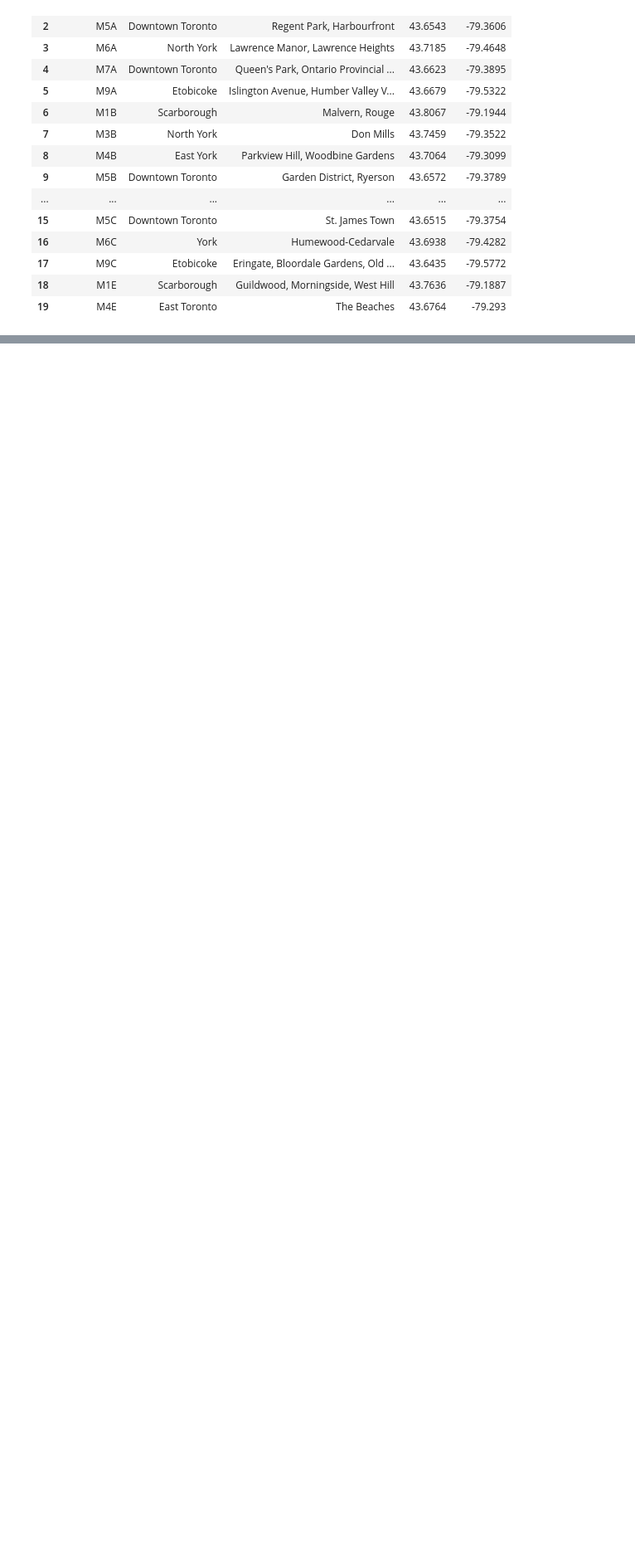
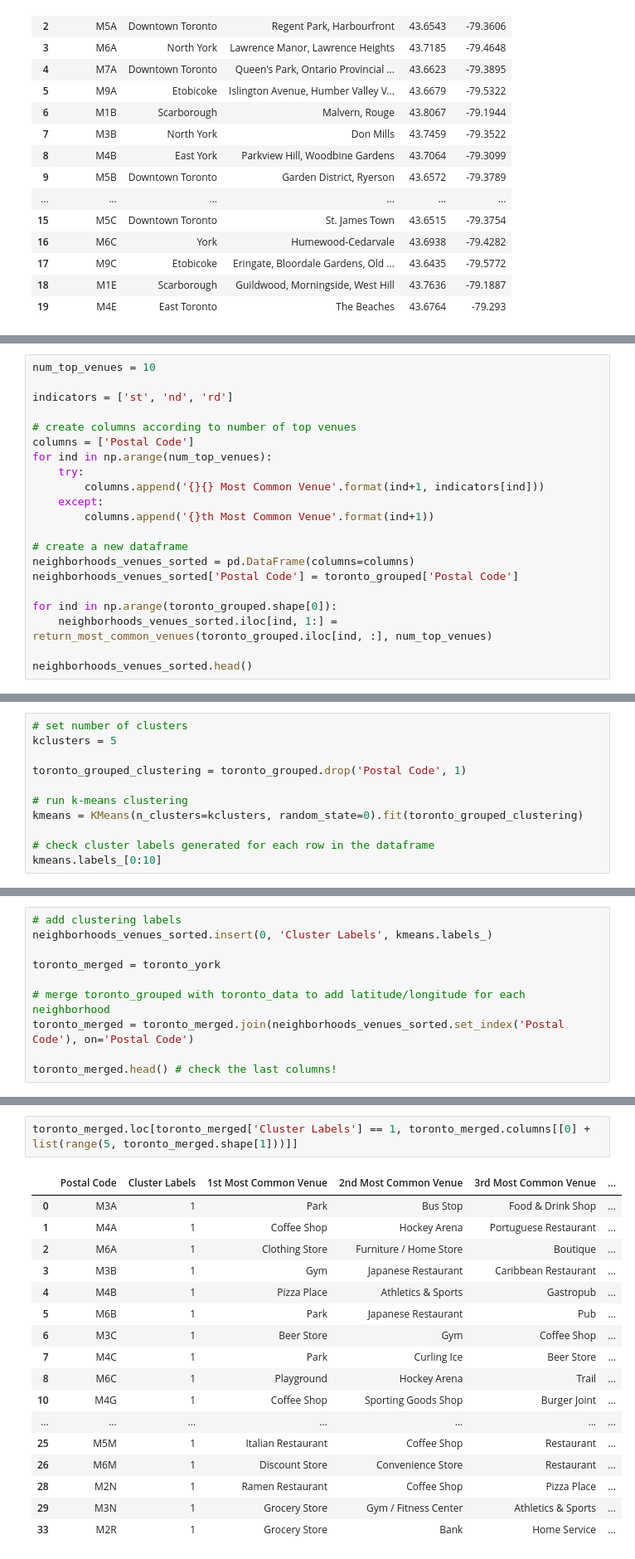
Before and after one commit to Tibetta/Coursera_Capstone, a Jupyter notebook: Toronto_postalCodes.ipynb, the cells around one changed output, grey strips where cells are left out. Shown: that part at 83% size. Cells and saved outputs as stored; diff of their text form; blank space fills up the shorter version.

```diff
--- a/Toronto_postalCodes.ipynb
+++ b/Toronto_postalCodes.ipynb
@@ -194,0 +533,21 @@ df_set.head(20)
+# %%
+num_top_venues = 10
+
+indicators = ['st', 'nd', 'rd']
+
+# create columns according to number of top venues
+columns = ['Postal Code']
+for ind in np.arange(num_top_venues):
+    try:
+        columns.append('{}{} Most Common Venue'.format(ind+1, indicators[ind]))
+    except:
+        columns.append('{}th Most Common Venue'.format(ind+1))
+
+# create a new dataframe
+neighborhoods_venues_sorted = pd.DataFrame(columns=columns)
+neighborhoods_venues_sorted['Postal Code'] = toronto_grouped['Postal Code']
+
+for ind in np.arange(toronto_grouped.shape[0]):
+    neighborhoods_venues_sorted.iloc[ind, 1:] = return_most_common_venues(toronto_grouped.iloc[ind, :], num_top_venues)
+
+neighborhoods_venues_sorted.head()
@@ -194,0 +563,11 @@ df_set.head(20)
+# %%
+# set number of clusters
+kclusters = 5
+
+toronto_grouped_clustering = toronto_grouped.drop('Postal Code', 1)
+
+# run k-means clustering
+kmeans = KMeans(n_clusters=kclusters, random_state=0).fit(toronto_grouped_clustering)
+
+# check cluster labels generated for each row in the dataframe
+kmeans.labels_[0:10]
@@ -194,0 +576,10 @@ df_set.head(20)
+# %%
+# add clustering labels
+neighborhoods_venues_sorted.insert(0, 'Cluster Labels', kmeans.labels_)
+
+toronto_merged = toronto_york
+
+# merge toronto_grouped with toronto_data to add latitude/longitude for each neighborhood
+toronto_merged = toronto_merged.join(neighborhoods_venues_sorted.set_index('Postal Code'), on='Postal Code')
+
+toronto_merged.head() # check the last columns!
@@ -194,0 +670,20 @@ df_set.head(20)
+# %%
+toronto_merged.loc[toronto_merged['Cluster Labels'] == 1, toronto_merged.columns[[0] + list(range(5, toronto_merged.shape[1]))]]
+# %% [output]
+|  | Postal Code | Cluster Labels | 1st Most Common Venue | 2nd Most Common Venue | 3rd Most Common Venue | ... |
+| 0 | M3A | 1 | Park | Bus Stop | Food & Drink Shop | ... |
+| 1 | M4A | 1 | Coffee Shop | Hockey Arena | Portuguese Restaurant | ... |
+| 2 | M6A | 1 | Clothing Store | Furniture / Home Store | Boutique | ... |
+| 3 | M3B | 1 | Gym | Japanese Restaurant | Caribbean Restaurant | ... |
+| 4 | M4B | 1 | Pizza Place | Athletics & Sports | Gastropub | ... |
+| 5 | M6B | 1 | Park | Japanese Restaurant | Pub | ... |
+| 6 | M3C | 1 | Beer Store | Gym | Coffee Shop | ... |
+| 7 | M4C | 1 | Park | Curling Ice | Beer Store | ... |
+| 8 | M6C | 1 | Playground | Hockey Arena | Trail | ... |
+| 10 | M4G | 1 | Coffee Shop | Sporting Goods Shop | Burger Joint | ... |
+| ... | ... | ... | ... | ... | ... | ... |
+| 25 | M5M | 1 | Italian Restaurant | Coffee Shop | Restaurant | ... |
+| 26 | M6M | 1 | Discount Store | Convenience Store | Restaurant | ... |
+| 28 | M2N | 1 | Ramen Restaurant | Coffee Shop | Pizza Place | ... |
+| 29 | M3N | 1 | Grocery Store | Gym / Fitness Center | Athletics & Sports | ... |
+| 33 | M2R | 1 | Grocery Store | Bank | Home Service | ... |
```
Also changed, not shown: parts of 52 cells of this notebook.
